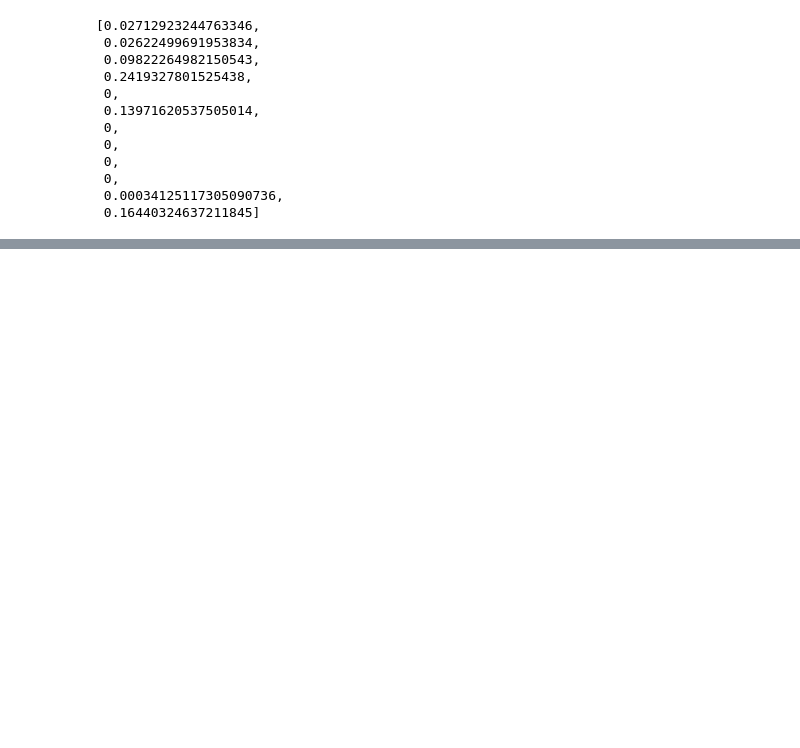
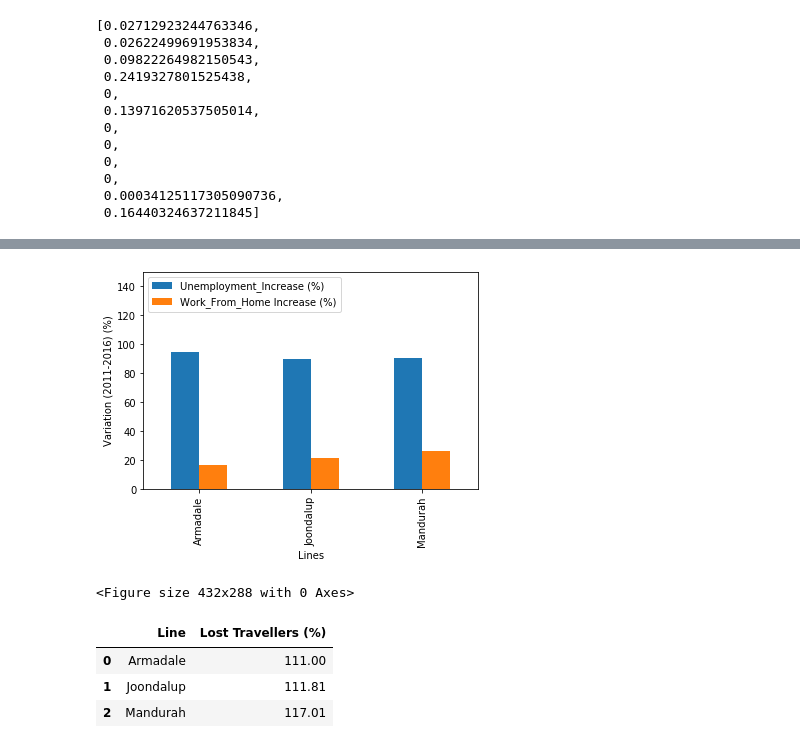
Before and after one commit to thawk18/Pytrio, a Jupyter notebook: public_transport.ipynb, the cells around one changed output, grey strips where cells are left out. Saved outputs shown, nothing was run; the diff lists cells and outputs as text; code cells hidden in the pictures; blank space fills up the shorter version.

```diff
--- a/public_transport.ipynb
+++ b/public_transport.ipynb
@@ -556,0 +1029,19 @@ fig
+# %%
+Lost_Travelers_var_Chart = Lost_Travelers_var.plot(kind='bar')
+
+# Set the xlabel and ylabel using class methods
+Lost_Travelers_var_Chart.set_xlabel("Lines")
+Lost_Travelers_var_Chart.set_ylabel("Variation (2011-2016) (%)")
+Lost_Travelers_var_Chart.xaxis.set(ticks=[0,1,2],ticklabels=["Armadale","Joondalup","Mandurah"])
+Lost_Travelers_var_Chart.legend(loc='upper left')
+Lost_Travelers_var_Chart.set(ylim=[0,150])
+
+#ind = np.arange(1)
+#p1 = plt.bar(ind,Lost_Travelers_var['Unemployment_Increase (%)'], yerr=Lines)
+#p2 = plt.bar(ind,Lost_Travelers_var['Work_From_Home Increase (%)'], yerr=Lines,bottom=np.array((Lost_Travelers_var['Unemployment_Increase (%)'])+np.array(Lost_Travelers_var["Work_From_Home Increase (%)"]))
+
+plt.show()
+plt.tight_layout()
+# %% [output]
+[figure, added]
+<Figure size 432x288 with 0 Axes>
@@ -556,0 +1050,14 @@ fig
+# %%
+
+Lines = ["Armadale","Joondalup","Mandurah"]
+
+
+Lost_Travelers_var = pd.DataFrame({"Line":Lines,
+"Lost Travellers (%)": Lost_Travellers})
+
+Lost_Travelers_var
+# %% [output]
+|  | Line | Lost Travellers (%) |
+| 0 | Armadale | 111.00 |
+| 1 | Joondalup | 111.81 |
+| 2 | Mandurah | 117.01 |
```
Also changed, not shown: parts of 23 cells of this notebook.
